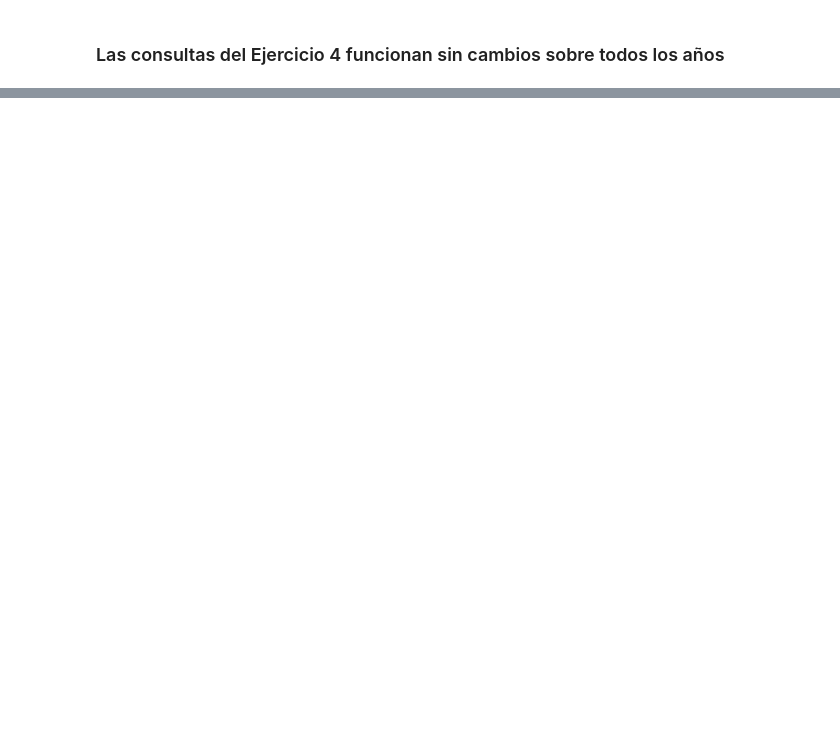
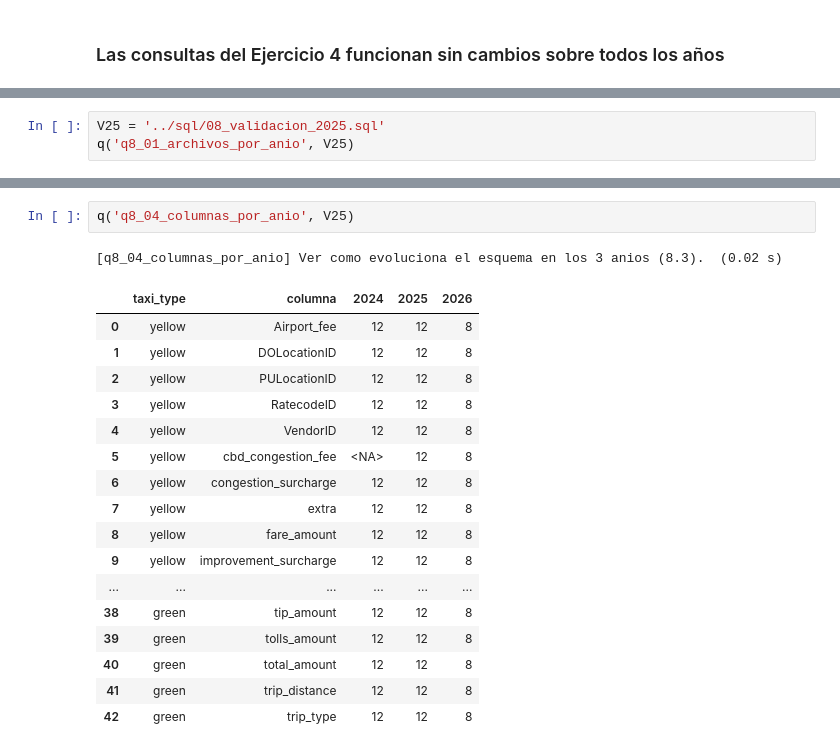
Before and after one commit to pablouwunya2021/duckdb, a Jupyter notebook: notebooks/03_incorporacion_anios.ipynb, the cells around one changed output, grey strips where cells are left out. Saved outputs shown, nothing was run; the diff lists cells and outputs as text; blank space fills up the shorter version.

Commit message:
docs: analisis completo 2024-2026 y tablero final (Ejercicio 8)

```diff
--- a/notebooks/03_incorporacion_anios.ipynb
+++ b/notebooks/03_incorporacion_anios.ipynb
@@ -112,0 +129,3 @@ plt.tight_layout(); plt.show()
+# %%
+V25 = '../sql/08_validacion_2025.sql'
+q('q8_01_archivos_por_anio', V25)
@@ -112,0 +163,21 @@ plt.tight_layout(); plt.show()
+# %%
+q('q8_04_columnas_por_anio', V25)
+# %% [output]
+[q8_04_columnas_por_anio] Ver como evoluciona el esquema en los 3 anios (8.3).  (0.02 s)
+|  | taxi_type | columna | 2024 | 2025 | 2026 |
+| 0 | yellow | Airport_fee | 12 | 12 | 8 |
+| 1 | yellow | DOLocationID | 12 | 12 | 8 |
+| 2 | yellow | PULocationID | 12 | 12 | 8 |
+| 3 | yellow | RatecodeID | 12 | 12 | 8 |
+| 4 | yellow | VendorID | 12 | 12 | 8 |
+| 5 | yellow | cbd_congestion_fee | <NA> | 12 | 8 |
+| 6 | yellow | congestion_surcharge | 12 | 12 | 8 |
+| 7 | yellow | extra | 12 | 12 | 8 |
+| 8 | yellow | fare_amount | 12 | 12 | 8 |
+| 9 | yellow | improvement_surcharge | 12 | 12 | 8 |
+| ... | ... | ... | ... | ... | ... |
+| 38 | green | tip_amount | 12 | 12 | 8 |
+| 39 | green | tolls_amount | 12 | 12 | 8 |
+| 40 | green | total_amount | 12 | 12 | 8 |
+| 41 | green | trip_distance | 12 | 12 | 8 |
+| 42 | green | trip_type | 12 | 12 | 8 |
```
Also changed, not shown: parts of 14 cells of this notebook, 8 other files.
